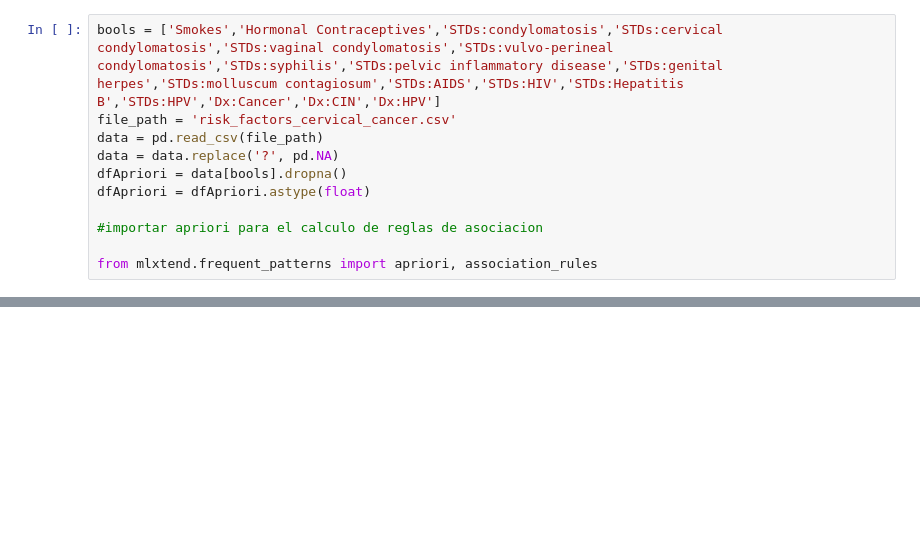
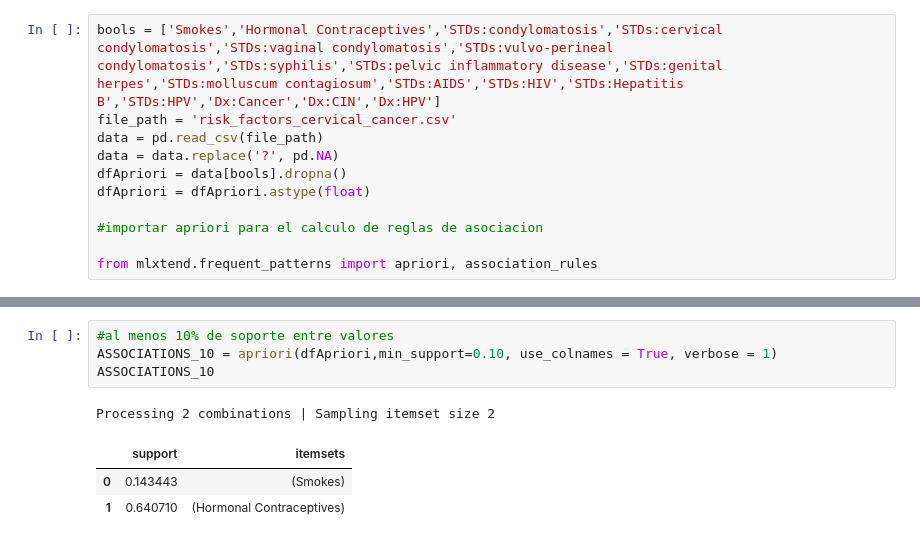
Before and after one commit to AGM54/DATASCIENCE, a Jupyter notebook: codigo.ipynb, the cells around one changed output, grey strips where cells are left out. Saved outputs shown, nothing was run; the diff lists cells and outputs as text; blank space fills up the shorter version.

```diff
--- a/codigo.ipynb
+++ b/codigo.ipynb
@@ -784,0 +785,9 @@ ASSOCIATIONS_RULES
+# %%
+#al menos 10% de soporte entre valores
+ASSOCIATIONS_10 = apriori(dfApriori,min_support=0.10, use_colnames = True, verbose = 1)
+ASSOCIATIONS_10
+# %% [output]
+Processing 2 combinations | Sampling itemset size 2
+|  | support | itemsets |
+| 0 | 0.143443 | (Smokes) |
+| 1 | 0.640710 | (Hormonal Contraceptives) |
```
Also changed, not shown: parts of 7 cells of this notebook.
